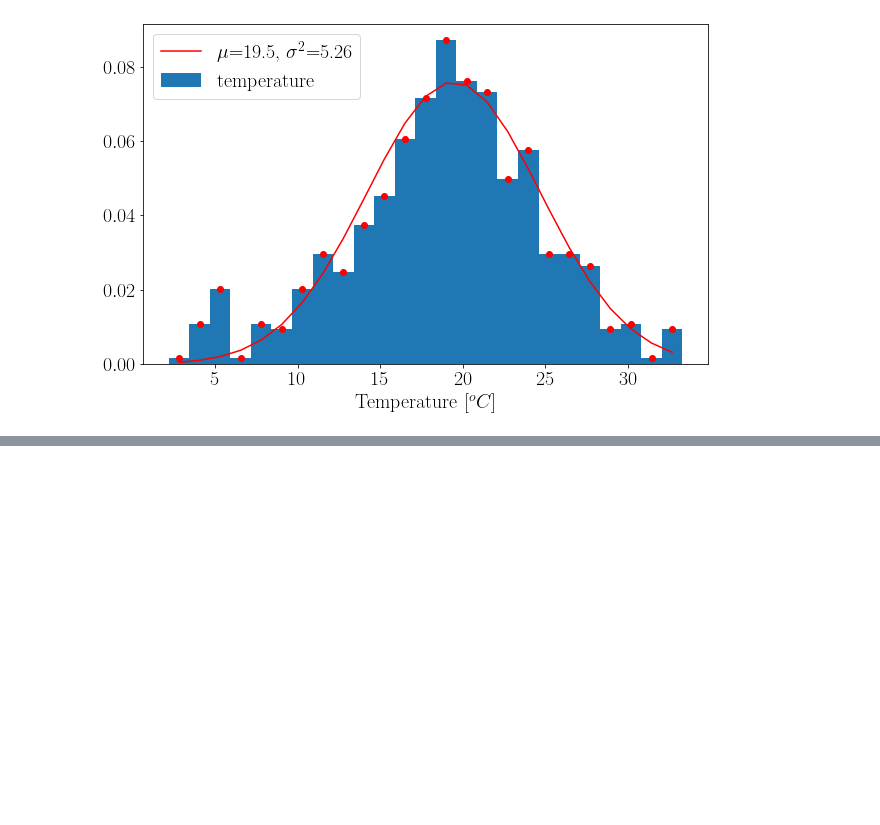
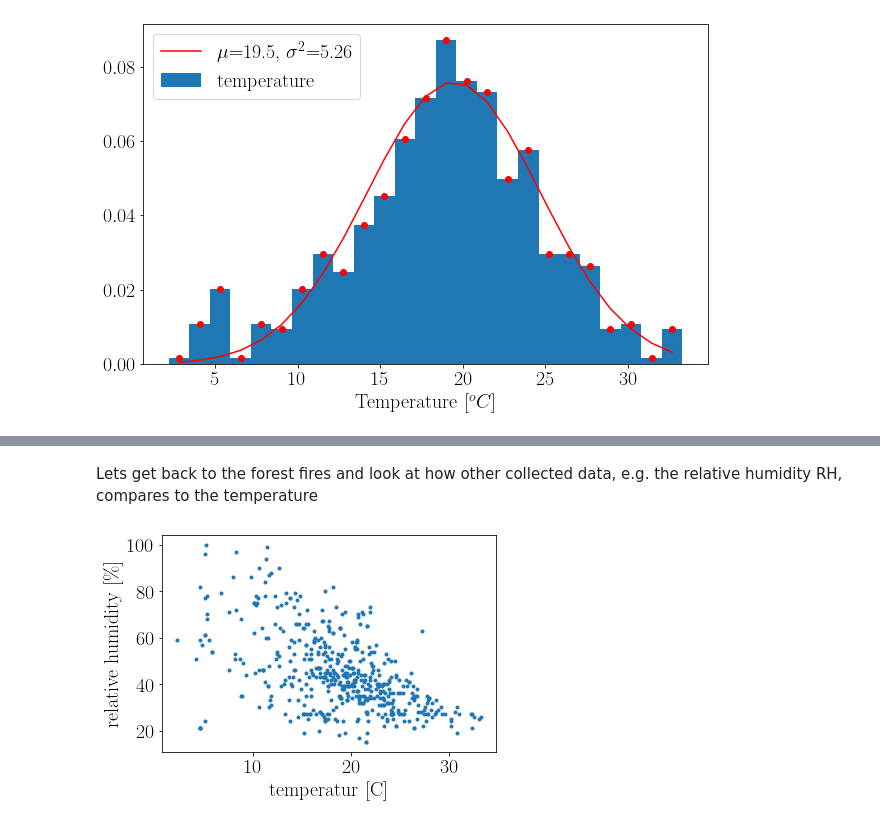
Before and after one commit to fcosi/python-data-plotting, a Jupyter notebook: Fits and Data Analysis.ipynb, the cells around one changed output, grey strips where cells are left out. Cells and saved outputs as stored; diff of their text form; code cells hidden in the pictures; blank space fills up the shorter version.

Commit message:
upload fits and data analysis

```diff
--- a/Fits and Data Analysis.ipynb
+++ b/Fits and Data Analysis.ipynb
@@ -255,0 +301,9 @@ plt.hist(data.temp, bins=25)
+# %% [markdown]
+Lets get back to the forest fires and look at how other collected data, e.g. the relative humidity RH, compares to the temperature
+# %%
+temps = fires["temp"]
+RH = fires["RH"]
+
+fast_plot(temps, RH, xlabel="temperatur [C]", ylabel="relative humidity [\%]")
+# %% [output]
+[figure, added]
```
Also changed, not shown: parts of 24 cells of this notebook.
